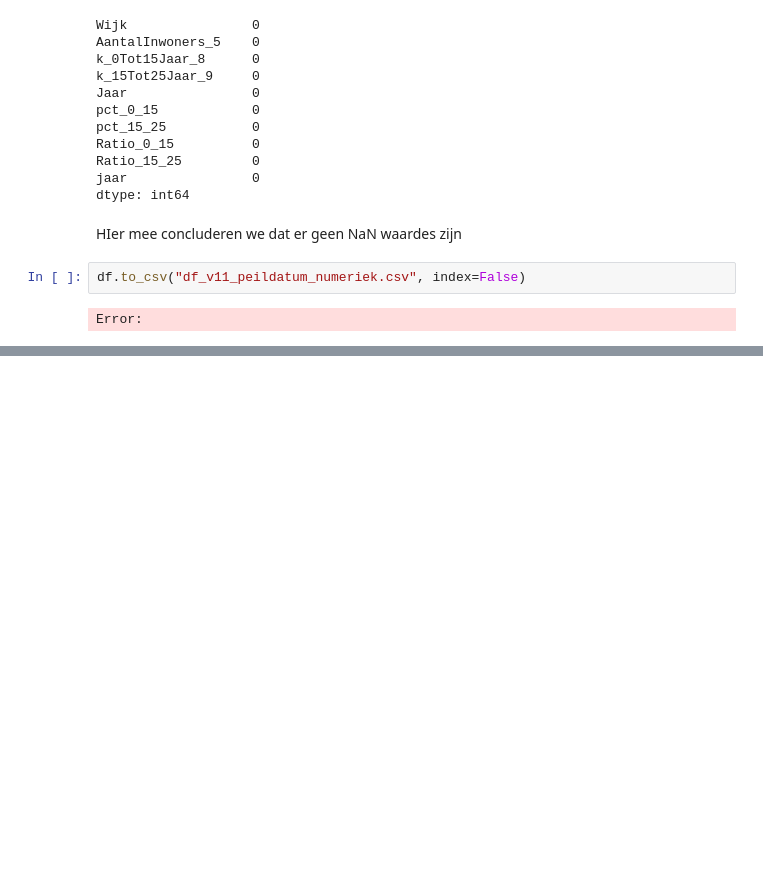
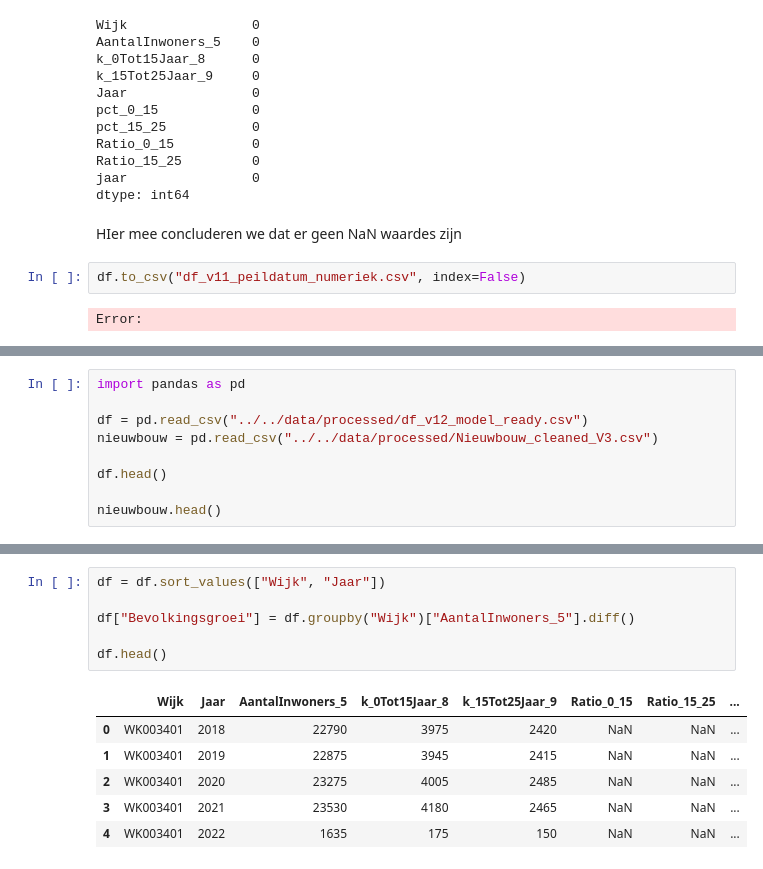
Before and after one commit to Ismael-991/almere-jeugd-voorspelling, a Jupyter notebook: notebooks/individual/Noah_notebook.ipynb, the cells around one changed output, grey strips where cells are left out. Drawn from its saved outputs; the diff is of its cells as text; blank space fills up the shorter version.

```diff
--- a/notebooks/individual/Noah_notebook.ipynb
+++ b/notebooks/individual/Noah_notebook.ipynb
@@ -210,0 +218,9 @@ Error:
+# %%
+import pandas as pd
+
+df = pd.read_csv("../../data/processed/df_v12_model_ready.csv")
+nieuwbouw = pd.read_csv("../../data/processed/Nieuwbouw_cleaned_V3.csv")
+
+df.head()
+
+nieuwbouw.head()
@@ -210,0 +300,13 @@ Error:
+# %%
+df = df.sort_values(["Wijk", "Jaar"])
+
+df["Bevolkingsgroei"] = df.groupby("Wijk")["AantalInwoners_5"].diff()
+
+df.head()
+# %% [output]
+|  | Wijk | Jaar | AantalInwoners_5 | k_0Tot15Jaar_8 | k_15Tot25Jaar_9 | Ratio_0_15 | Ratio_15_25 | ... |
+| 0 | WK003401 | 2018 | 22790 | 3975 | 2420 | NaN | NaN | ... |
+| 1 | WK003401 | 2019 | 22875 | 3945 | 2415 | NaN | NaN | ... |
+| 2 | WK003401 | 2020 | 23275 | 4005 | 2485 | NaN | NaN | ... |
+| 3 | WK003401 | 2021 | 23530 | 4180 | 2465 | NaN | NaN | ... |
+| 4 | WK003401 | 2022 | 1635 | 175 | 150 | NaN | NaN | ... |
```
Also changed, not shown: parts of 9 cells of this notebook.
